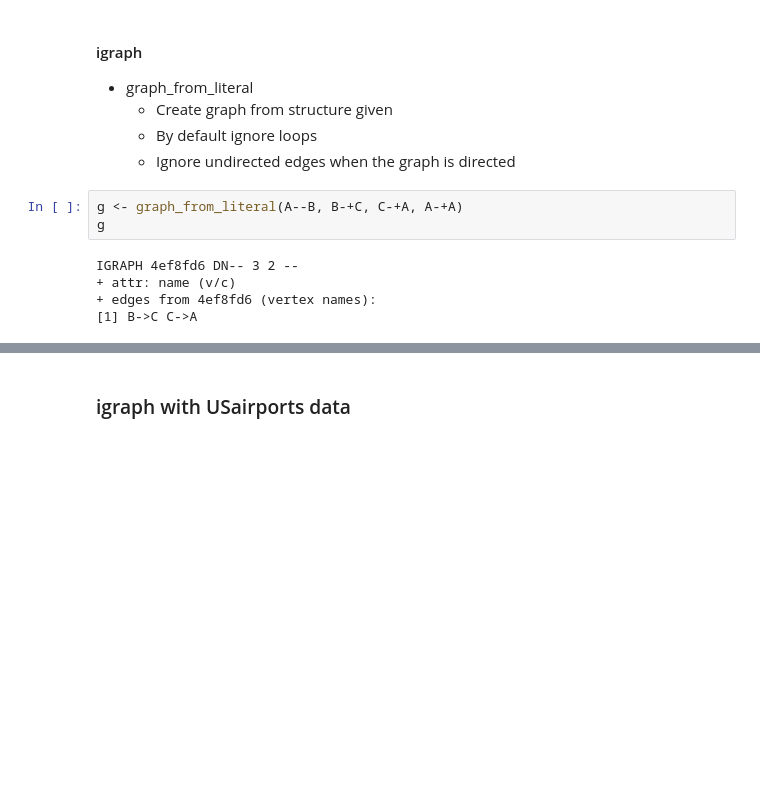
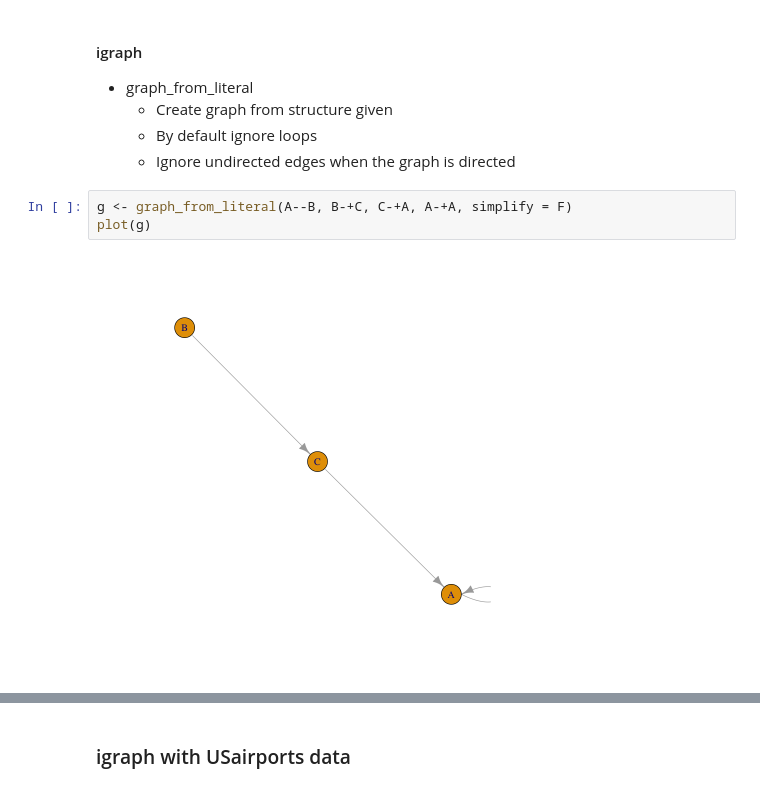
Before and after one commit to ppkgtmm/data-models, a Jupyter notebook: L6/Data visualization - network.ipynb, the cells around one changed output, grey strips where cells are left out. Cells and saved outputs as stored; diff of their text form; blank space fills up the shorter version.

```diff
--- a/L6/Data visualization - network.ipynb
+++ b/L6/Data visualization - network.ipynb
@@ -59,12 +71,9 @@ A matrix: 4 × 2 of type chr
     - By default ignore loops
     - Ignore undirected edges when the graph is directed
 # %%
-g <- graph_from_literal(A--B, B-+C, C-+A, A-+A)
-g
+g <- graph_from_literal(A--B, B-+C, C-+A, A-+A, simplify = F)
+plot(g)
 # %% [output]
-IGRAPH 4ef8fd6 DN-- 3 2 --
-+ attr: name (v/c)
-+ edges from 4ef8fd6 (vertex names):
-[1] B->C C->A
+[figure, added]
 # %%
 g <- graph_from_edgelist(el, directed=TRUE)
```
Also changed, not shown: parts of 49 cells of this notebook.
